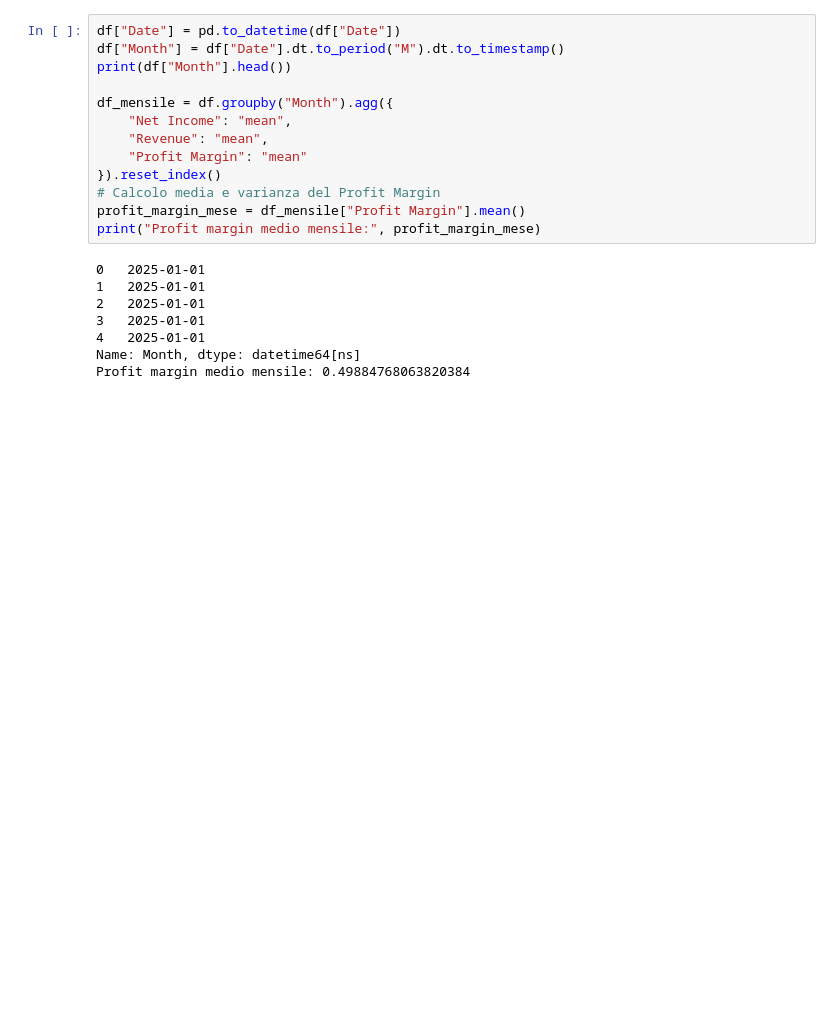
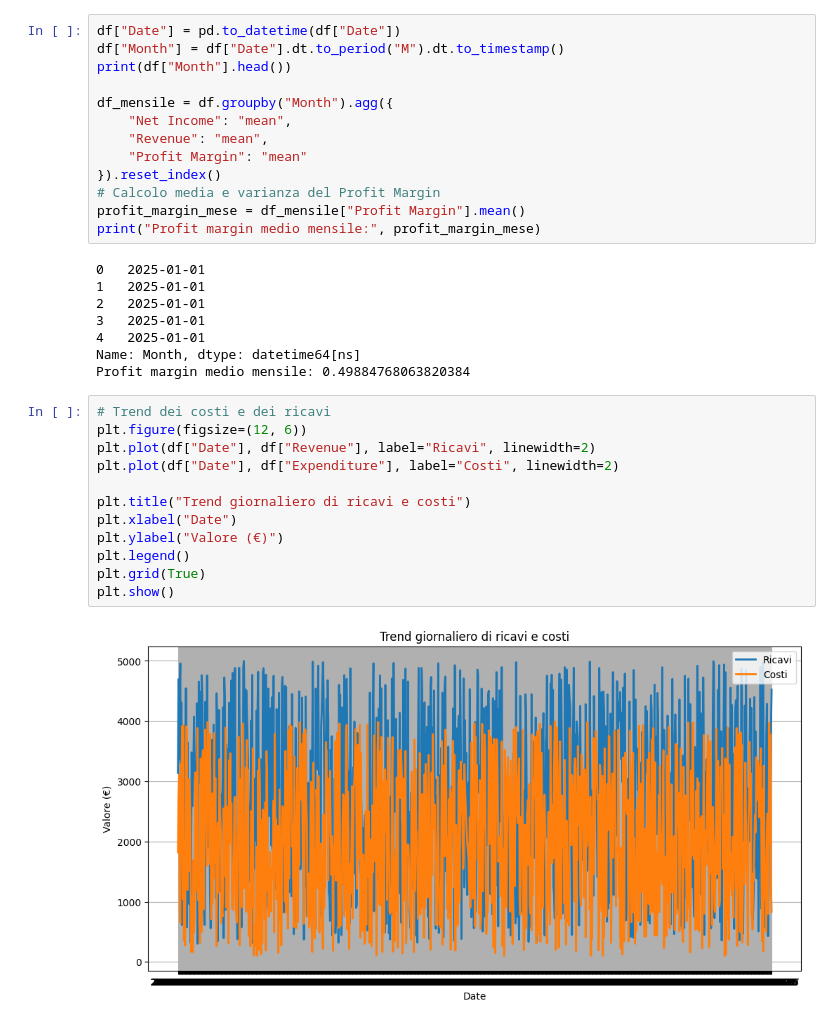
Before and after one commit to 4anna/Prog1, a Jupyter notebook: Analisi.ipynb, the cells around one changed output. Cells and saved outputs as stored; diff of their text form; blank space fills up the shorter version.

Commit message:
Costi,Ricavi,DebtToEquity

```diff
--- a/Analisi.ipynb
+++ b/Analisi.ipynb
@@ -182,3 +182,17 @@ print("Profit margin medio mensile:", profit_margin_mese)
 4   2025-01-01
 Name: Month, dtype: datetime64[ns]
 Profit margin medio mensile: 0.49884768063820384
+# %%
+# Trend dei costi e dei ricavi
+plt.figure(figsize=(12, 6))
+plt.plot(df["Date"], df["Revenue"], label="Ricavi", linewidth=2)
+plt.plot(df["Date"], df["Expenditure"], label="Costi", linewidth=2)
+
+plt.title("Trend giornaliero di ricavi e costi")
+plt.xlabel("Date")
+plt.ylabel("Valore (€)")
+plt.legend()
+plt.grid(True)
+plt.show()
+# %% [output]
+[figure, added]
```
